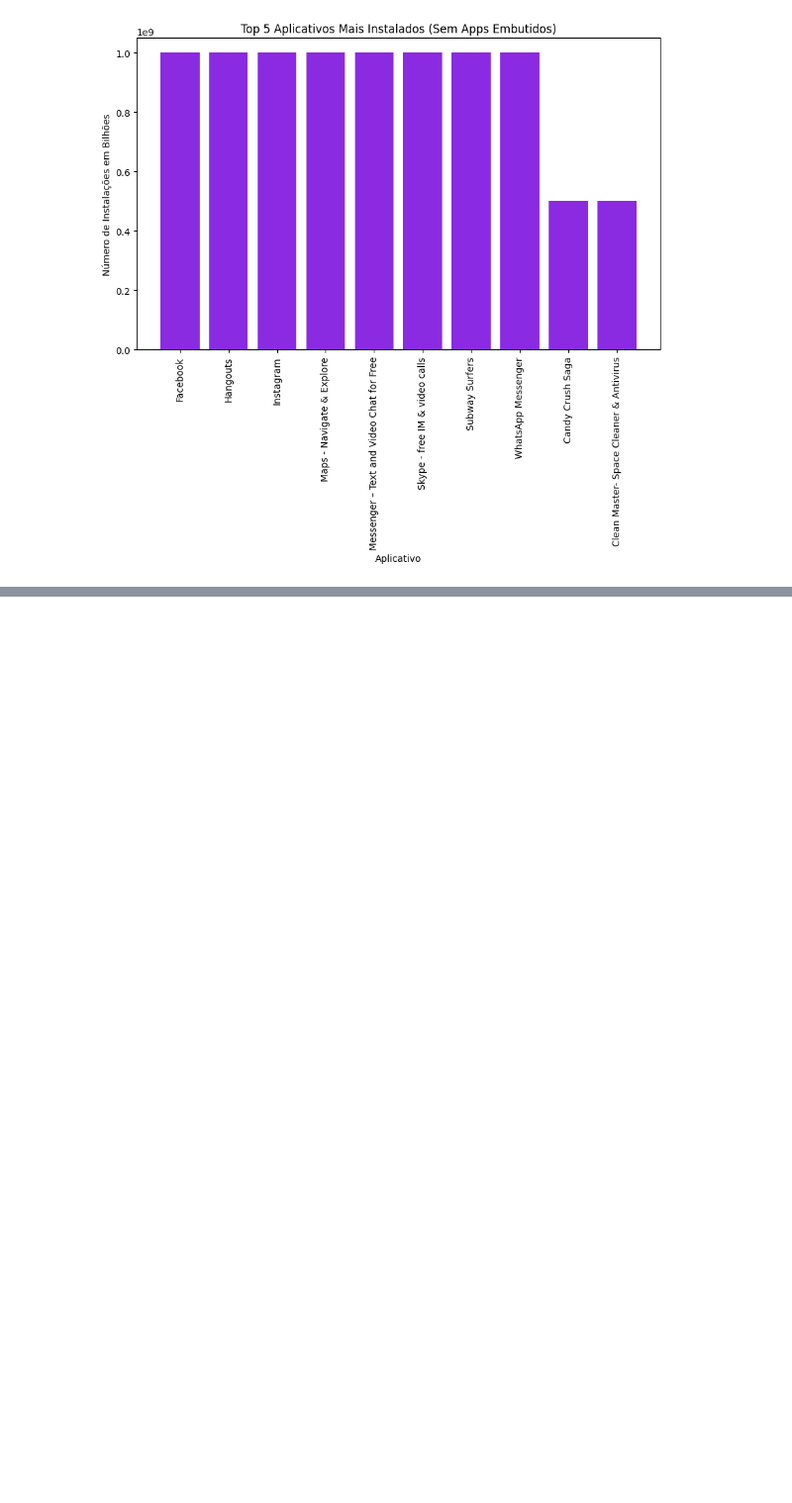
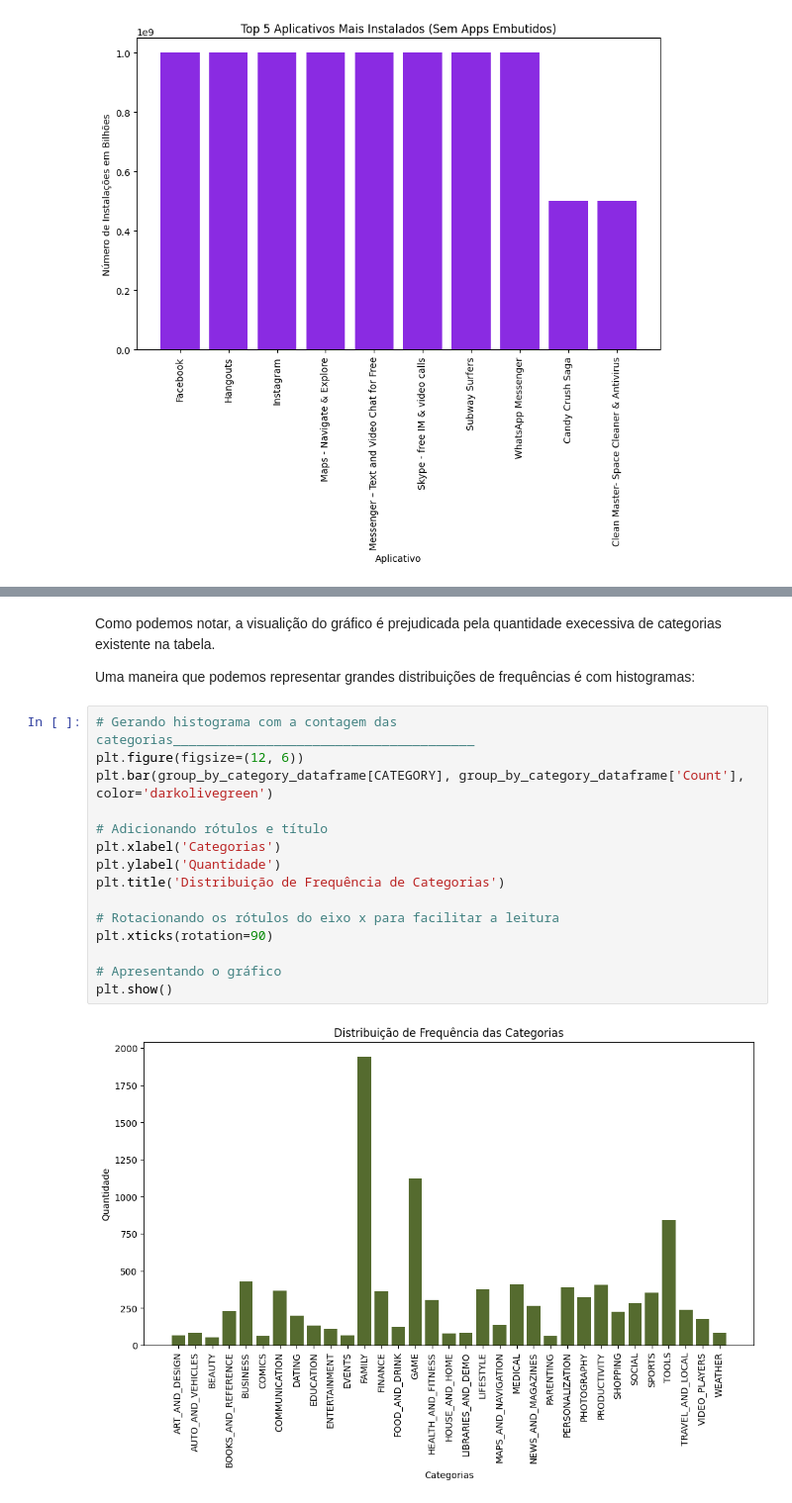
Before and after one commit to GustavCampos/Programa-de-bolsas-Compasso, a Jupyter notebook: Sprint 3/Desafios/Desafio.ipynb, the cells around one changed output, grey strips where cells are left out. Shown at 99% size. Saved outputs shown, nothing was run; the diff lists cells and outputs as text; blank space fills up the shorter version.

```diff
--- a/Sprint 3/Desafios/Desafio.ipynb
+++ b/Sprint 3/Desafios/Desafio.ipynb
@@ -479,0 +543,21 @@ plt.show()
+# %% [markdown]
+Como podemos notar, a visualição do gráfico é prejudicada pela quantidade execessiva de categorias existente na tabela.
+
+Uma maneira que podemos representar grandes distribuições de frequências é com histogramas:
+# %%
+# Gerando histograma com a contagem das categorias_______________________________________
+plt.figure(figsize=(12, 6))
+plt.bar(group_by_category_dataframe[CATEGORY], group_by_category_dataframe['Count'], color='darkolivegreen')
+
+# Adicionando rótulos e título
+plt.xlabel('Categorias')
+plt.ylabel('Quantidade')
+plt.title('Distribuição de Frequência de Categorias')
+
+# Rotacionando os rótulos do eixo x para facilitar a leitura
+plt.xticks(rotation=90)
+
+# Apresentando o gráfico
+plt.show()
+# %% [output]
+[figure, added]
```
Also changed, not shown: parts of 11 cells of this notebook.
